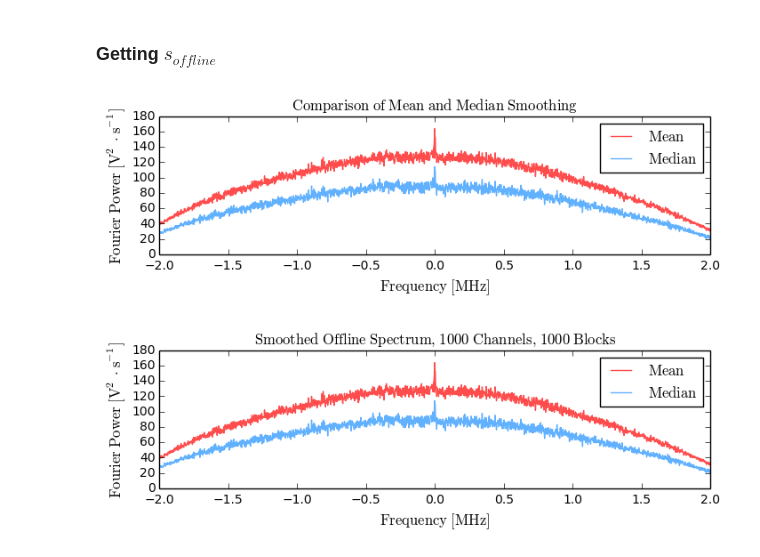
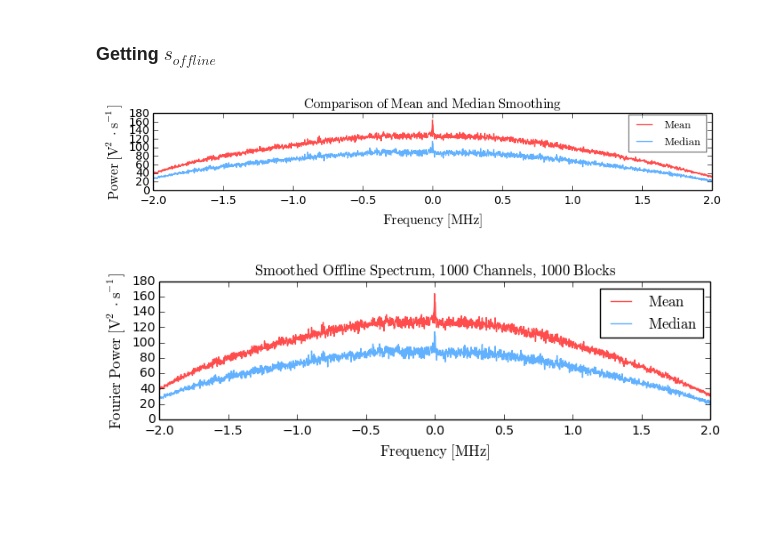
Before and after one commit to r-pascua/Astro-121, a Jupyter notebook: Analysis.ipynb, the cells around one changed output. Saved outputs shown, nothing was run; the diff lists cells and outputs as text; code cells hidden in the pictures; blank space fills up the shorter version.

```diff
--- a/Analysis.ipynb
+++ b/Analysis.ipynb
@@ -81,22 +81,22 @@ median_power[key2] = np.mean(median_power[nsamples/2-300:nsamples/2+300])
 # %%
 # Plot the results
 fig = plt.figure(figsize=(8,2))
 ax = fig.add_subplot(1,1,1)
 ax.set_xlabel(r'$\mathrm{Frequency\ [MHz]}$', fontsize=12)
-ax.set_ylabel(r'$\mathrm{Fourier\ Power\ [V^2\cdot\ s^{-1}]}$', fontsize=12)
+ax.set_ylabel(r'$\mathrm{Power\ [V^2\cdot\ s^{-1}]}$', fontsize=12)
 ax.set_title(r'$\mathrm{Comparison\ of\ Mean\ and\ Median\ Smoothing}$', fontsize=12)
 
 ax.set_xlim(-2,2)
 
 ax.plot(freqs, mean_power[::-1], color='red', alpha=0.7, label=r'$\mathrm{Mean}$')
 ax.plot(freqs, median_power[::-1], color='dodgerblue', alpha=0.7, label=r'$\mathrm{Median}$')
-ax.legend()
+ax.legend(loc=(0.85,0.5), fontsize=10, framealpha=0.5)
 
-#plt.tight_layout()
+plt.tight_layout()
 fig.savefig('Plots/s_offline_one_channel_big.pdf')
 plt.show()
 # %% [output]
-[figure, old version]
+[figure, new version]
 # %%
 ## Now let's see what happens when we average over channels ##
 
```
Also changed, not shown: parts of 8 cells of this notebook.
